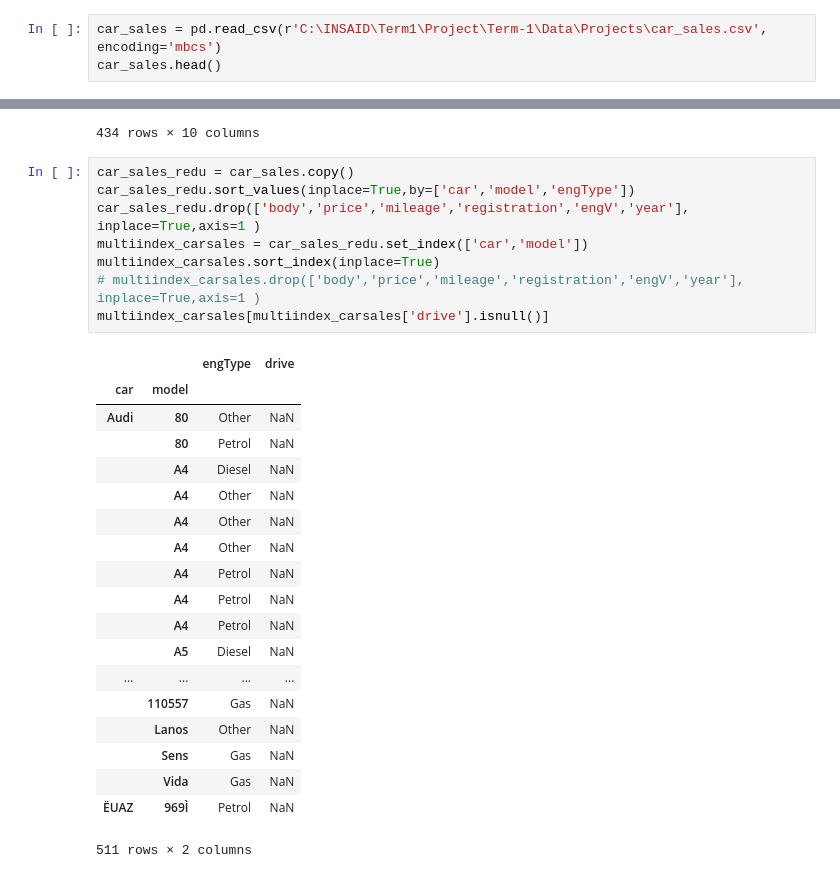
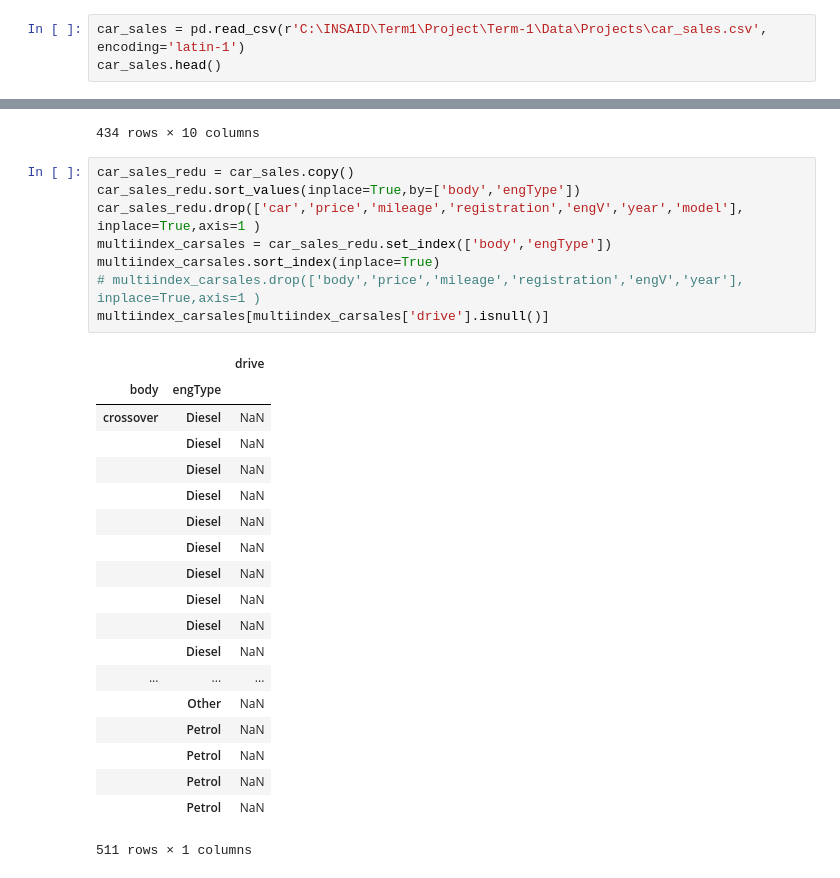
Before and after one commit to dhp6106/insaid-projects, a Jupyter notebook: term1/projects/CarSales/CarSales EDA Project.ipynb, the cells around one changed output, grey strips where cells are left out. Cells and saved outputs as stored; diff of their text form.

Commit message:
additional Analysis of carsales data

```diff
--- a/term1/projects/CarSales/CarSales EDA Project.ipynb
+++ b/term1/projects/CarSales/CarSales EDA Project.ipynb
@@ -39,7 +39,7 @@ sns.set()
 
 from subprocess import check_output
 # %%
-car_sales = pd.read_csv(r'C:\INSAID\Term1\Project\Term-1\Data\Projects\car_sales.csv', encoding='mbcs')
+car_sales = pd.read_csv(r'C:\INSAID\Term1\Project\Term-1\Data\Projects\car_sales.csv', encoding='latin-1')
 car_sales.head()
 # %% [output]
 |  | car | price | body | mileage | engV | engType | registration | year | model | drive |
@@ -181,29 +185,29 @@ car_sales[(car_sales['engV'].isnull())]
 434 rows × 10 columns
 # %%
 car_sales_redu = car_sales.copy()
-car_sales_redu.sort_values(inplace=True,by=['car','model','engType'])
-car_sales_redu.drop(['body','price','mileage','registration','engV','year'], inplace=True,axis=1 )
-multiindex_carsales = car_sales_redu.set_index(['car','model'])
+car_sales_redu.sort_values(inplace=True,by=['body','engType'])
+car_sales_redu.drop(['car','price','mileage','registration','engV','year','model'], inplace=True,axis=1 )
+multiindex_carsales = car_sales_redu.set_index(['body','engType'])
 multiindex_carsales.sort_index(inplace=True)
 # multiindex_carsales.drop(['body','price','mileage','registration','engV','year'], inplace=True,axis=1 )
 multiindex_carsales[multiindex_carsales['drive'].isnull()]
 # %% [output]
-|  |  | engType | drive |
-| car | model |  |  |
-| Audi | 80 | Other | NaN |
-|  | 80 | Petrol | NaN |
-|  | A4 | Diesel | NaN |
-|  | A4 | Other | NaN |
-|  | A4 | Other | NaN |
-|  | A4 | Other | NaN |
-|  | A4 | Petrol | NaN |
-|  | A4 | Petrol | NaN |
-|  | A4 | Petrol | NaN |
-|  | A5 | Diesel | NaN |
-| ... | ... | ... | ... |
-|  | 110557 | Gas | NaN |
-|  | Lanos | Other | NaN |
-|  | Sens | Gas | NaN |
-|  | Vida | Gas | NaN |
-| ËUAZ | 969Ì | Petrol | NaN |
+|  |  | drive |
+| body | engType |  |
+| crossover | Diesel | NaN |
+|  | Diesel | NaN |
+|  | Diesel | NaN |
+|  | Diesel | NaN |
+|  | Diesel | NaN |
+|  | Diesel | NaN |
+|  | Diesel | NaN |
+|  | Diesel | NaN |
+|  | Diesel | NaN |
+|  | Diesel | NaN |
+| ... | ... | ... |
+|  | Other | NaN |
+|  | Petrol | NaN |
+|  | Petrol | NaN |
+|  | Petrol | NaN |
+|  | Petrol | NaN |
-511 rows × 2 columns
+511 rows × 1 columns
```
Also changed, not shown: parts of 10 cells of this notebook.
